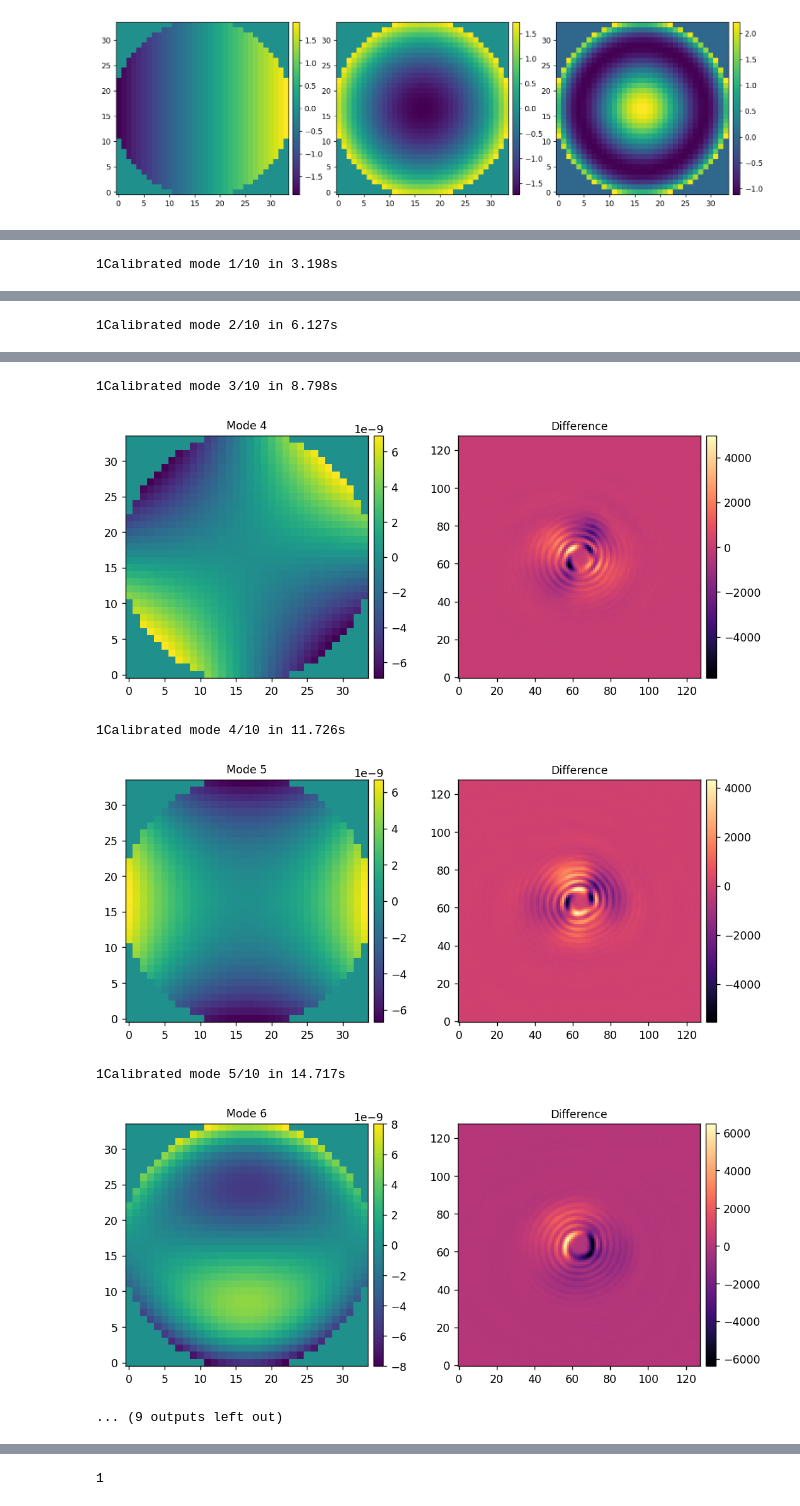
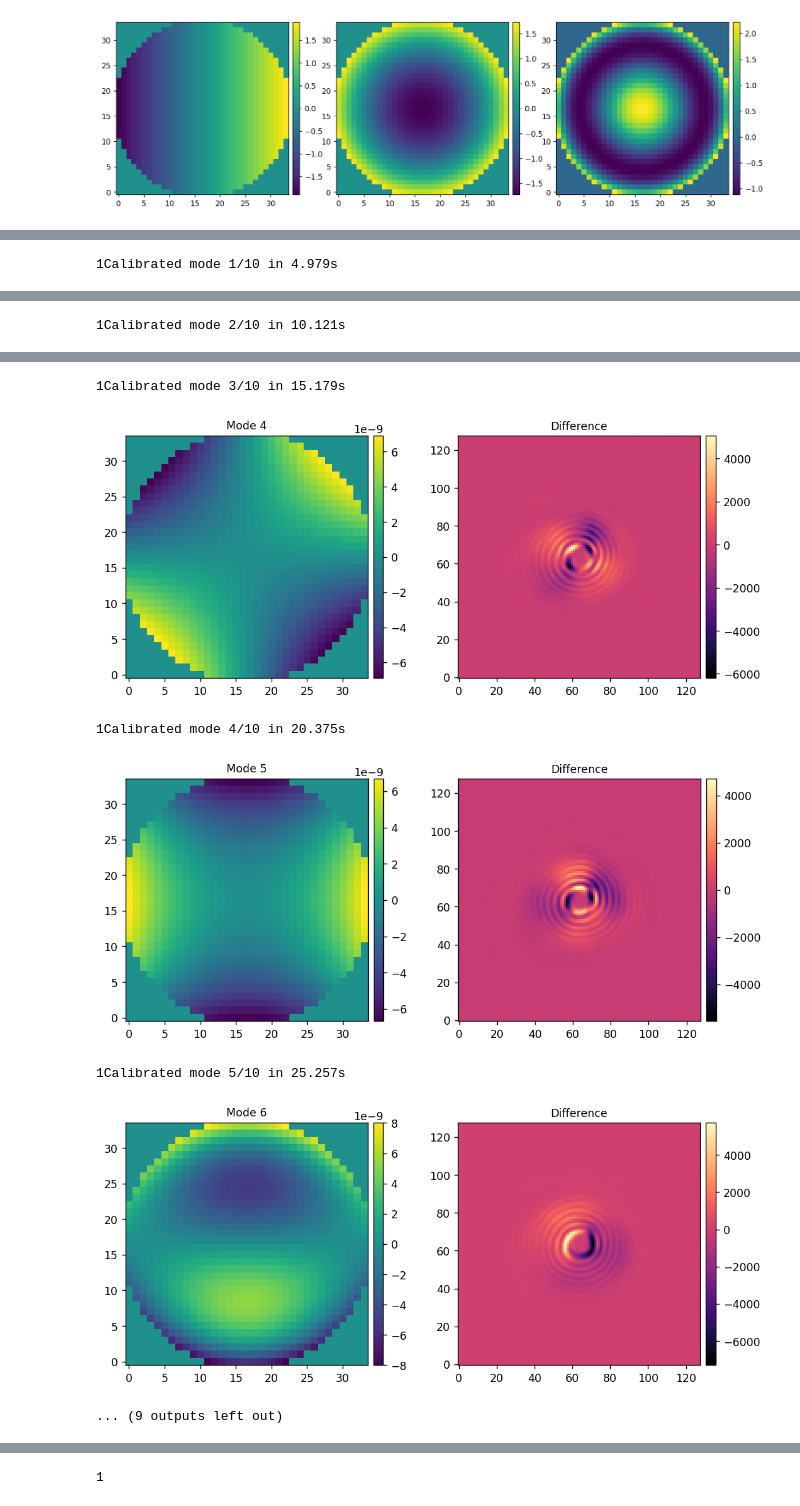
Before and after one commit to kian1377/scoob-llowfsc, a Jupyter notebook: exp-notebooks/run_llowfsc.ipynb, the cells around one changed output, grey strips where cells are left out. Cells and saved outputs as stored; diff of their text form; code cells hidden in the pictures.

```diff
--- a/exp-notebooks/run_llowfsc.ipynb
+++ b/exp-notebooks/run_llowfsc.ipynb
@@ -146,7 +154,7 @@ imshow([zer_modes[0], zer_modes[2], zer_modes[-1]])
 # %%
 reload(llowfsc)
 zer_calib_amp = 3e-9
-zer_calib_nframes = 50
+zer_calib_nframes = 100
 
 zer_response_matrix, zer_response_cube = llowfsc.calibrate_without_fsm(
     camlo_stream,
@@ -164 +172 @@ zer_response_matrix, zer_response_cube = llowfsc.calibrate_without_fsm(
-1Calibrated mode 1/10 in 3.198s
+1Calibrated mode 1/10 in 4.979s
@@ -166 +174 @@ zer_response_matrix, zer_response_cube = llowfsc.calibrate_without_fsm(
-1Calibrated mode 2/10 in 6.127s
+1Calibrated mode 2/10 in 10.121s
@@ -168,9 +176,9 @@ zer_response_matrix, zer_response_cube = llowfsc.calibrate_without_fsm(
-1Calibrated mode 3/10 in 8.798s
+1Calibrated mode 3/10 in 15.179s
-[figure, old version]
+[figure, new version]
-1Calibrated mode 4/10 in 11.726s
+1Calibrated mode 4/10 in 20.375s
-[figure, old version]
+[figure, new version]
-1Calibrated mode 5/10 in 14.717s
+1Calibrated mode 5/10 in 25.257s
-[figure, old version]
+[figure, new version]
 ... (9 outputs left out)
 # %%
 zer_calib_data = {
```
Also changed, not shown: parts of 17 cells of this notebook, 3 other files.
